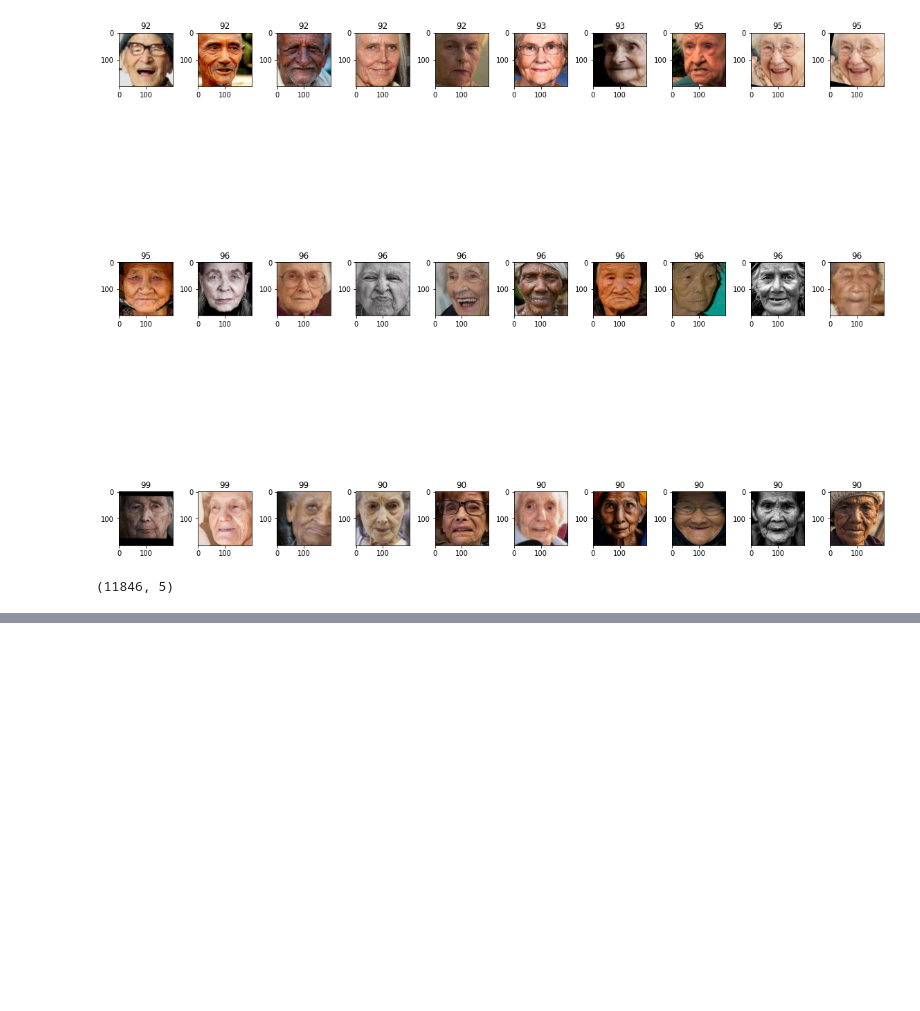
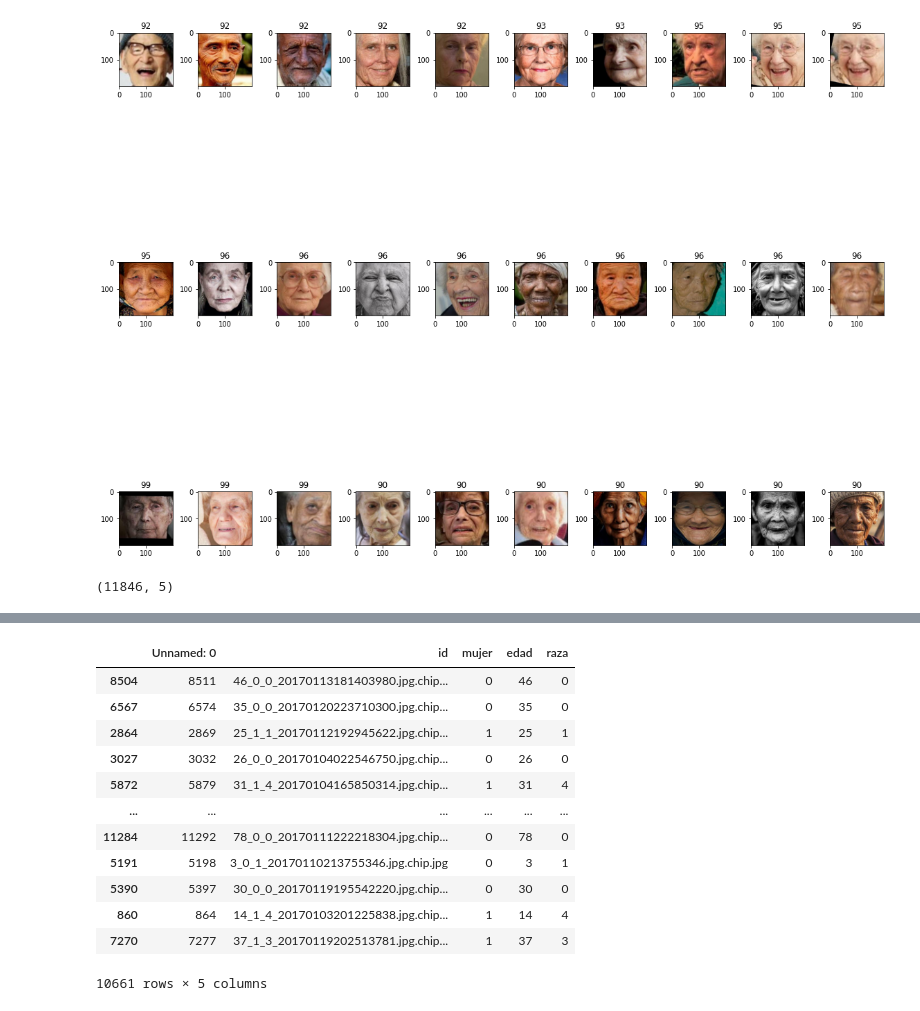
Before and after one commit to vachaconcu/Mineriadatos, a Jupyter notebook: CargaDatos_uno.ipynb, the cells around one changed output, grey strips where cells are left out. Drawn from its saved outputs; the diff is of its cells as text; code cells hidden in the pictures; blank space fills up the shorter version.

```diff
--- a/CargaDatos_uno.ipynb
+++ b/CargaDatos_uno.ipynb
@@ -251,0 +292,16 @@ at.shape
+# %%
+y_train
+# %% [output]
+|  | Unnamed: 0 | id | mujer | edad | raza |
+| 8504 | 8511 | 46_0_0_20170113181403980.jpg.chip... | 0 | 46 | 0 |
+| 6567 | 6574 | 35_0_0_20170120223710300.jpg.chip... | 0 | 35 | 0 |
+| 2864 | 2869 | 25_1_1_20170112192945622.jpg.chip... | 1 | 25 | 1 |
+| 3027 | 3032 | 26_0_0_20170104022546750.jpg.chip... | 0 | 26 | 0 |
+| 5872 | 5879 | 31_1_4_20170104165850314.jpg.chip... | 1 | 31 | 4 |
+| ... | ... | ... | ... | ... | ... |
+| 11284 | 11292 | 78_0_0_20170111222218304.jpg.chip... | 0 | 78 | 0 |
+| 5191 | 5198 | 3_0_1_20170110213755346.jpg.chip.jpg | 0 | 3 | 1 |
+| 5390 | 5397 | 30_0_0_20170119195542220.jpg.chip... | 0 | 30 | 0 |
+| 860 | 864 | 14_1_4_20170103201225838.jpg.chip... | 1 | 14 | 4 |
+| 7270 | 7277 | 37_1_3_20170119202513781.jpg.chip... | 1 | 37 | 3 |
+10661 rows × 5 columns
```
Also changed, not shown: parts of 9 cells of this notebook.
